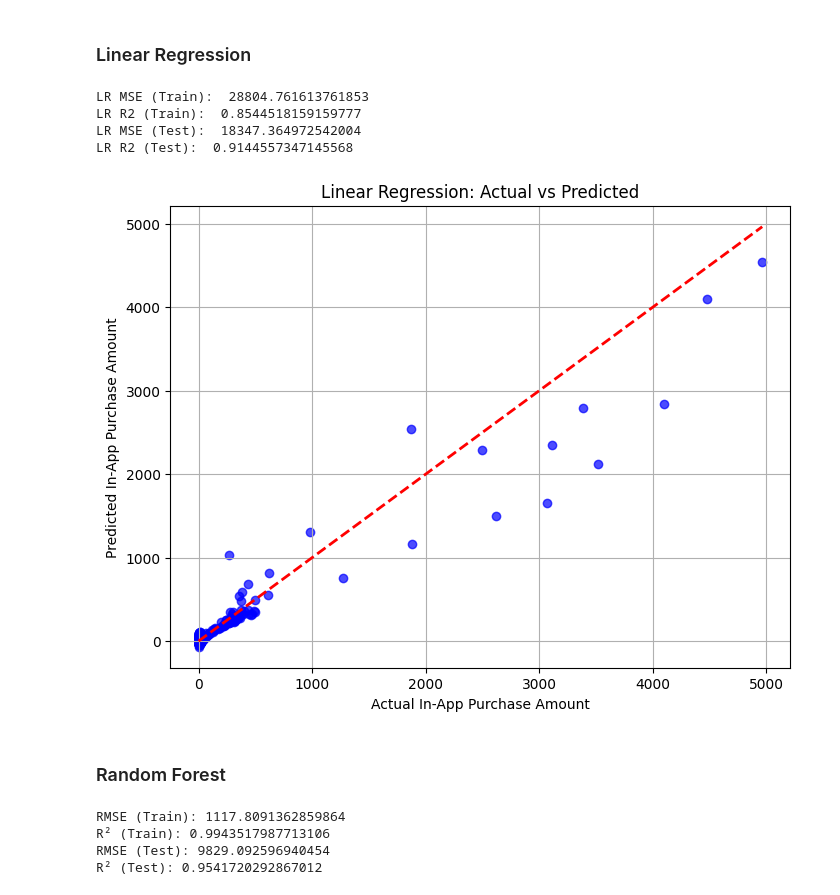
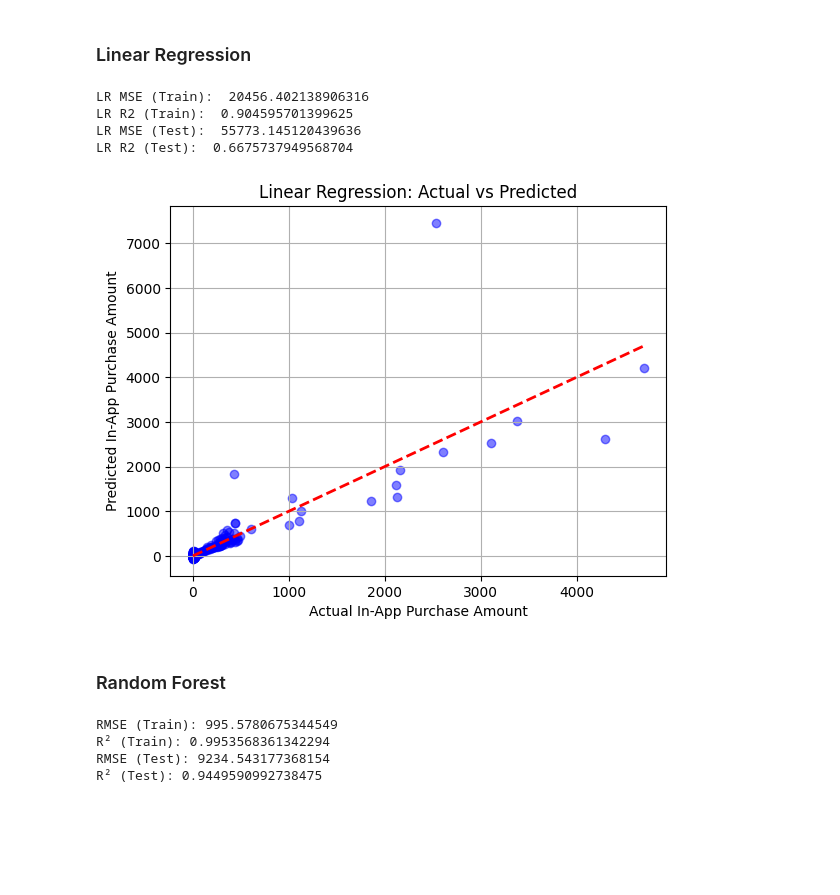
Before and after one commit to bdang2461/Machine-Learning-Analysis-Mobile-Game-In-App-Purchases, a Jupyter notebook: ML_Project_MobileGame_InAppPurchases.ipynb, the cells around one changed output. Saved outputs shown, nothing was run; the diff lists cells and outputs as text; code cells hidden in the pictures; blank space fills up the shorter version.

```diff
--- a/ML_Project_MobileGame_InAppPurchases.ipynb
+++ b/ML_Project_MobileGame_InAppPurchases.ipynb
@@ -174,8 +172,8 @@ df = df.fillna(0)
 # Drop 0 for ages and country
 df = df[(df["Age"] != 0) & (df["Country"] != 0)]
 
-# Replace 0 for devices
-df["Device"] = df["Device"].replace(0, "Other")
+# Replace 0 for devices and gamegenre
+df.replace({"Device": {0: "Other"}, "GameGenre": {0: "Other"}}, inplace=True)
 
 # Converting dates from strings to datetime objects so pandas can read
 df["LastPurchaseDate"] = pd.to_datetime(df["LastPurchaseDate"], errors="coerce")
@@ -380,22 +401,20 @@ print('LR R2 (Train): ', lr_train_r2)
 print('LR MSE (Test): ', lr_test_mse)
 print('LR R2 (Test): ', lr_test_r2)
 # %% [output]
-LR MSE (Train):  28804.761613761853
-LR R2 (Train):  0.8544518159159777
-LR MSE (Test):  18347.364972542004
-LR R2 (Test):  0.9144557347145568
+LR MSE (Train):  20456.402138906316
+LR R2 (Train):  0.904595701399625
+LR MSE (Test):  55773.145120439636
+LR R2 (Test):  0.6675737949568704
 # %%
 # Scatter plot for Linear Regression
-plt.figure(figsize=(8,6))
-plt.scatter(y_test, y_lr_test_pred, alpha=0.7, color='blue')
-plt.plot([y_test.min(), y_test.max()], [y_test.min(), y_test.max()], 'r--', lw=2)  # perfect prediction line
+plt.scatter(y_test, y_lr_test_pred, alpha=0.5, color='blue')
+plt.plot([y_test.min(), y_test.max()], [y_test.min(), y_test.max()], 'r--', lw=2)
 plt.xlabel("Actual In-App Purchase Amount")
 plt.ylabel("Predicted In-App Purchase Amount")
 plt.title("Linear Regression: Actual vs Predicted")
 plt.grid(True)
-plt.show()
 # %% [output]
-[figure, old version]
+[figure, new version]
 # %% [markdown]
 ### Random Forest
 # %%
@@ -419,9 +438,9 @@ print("R² (Train):", rf_train_r2)
 print("RMSE (Test):", rf_test_rmse)
 print("R² (Test):", rf_test_r2)
 # %% [output]
-RMSE (Train): 1117.8091362859864
-R² (Train): 0.9943517987713106
-RMSE (Test): 9829.092596940454
-R² (Test): 0.9541720292867012
+RMSE (Train): 995.5780675344549
+R² (Train): 0.9953568361342294
+RMSE (Test): 9234.543177368154
+R² (Test): 0.9449590992738475
 # %%
 # Scatter plot for Random Forest
```
Also changed, not shown: parts of 19 cells of this notebook.
